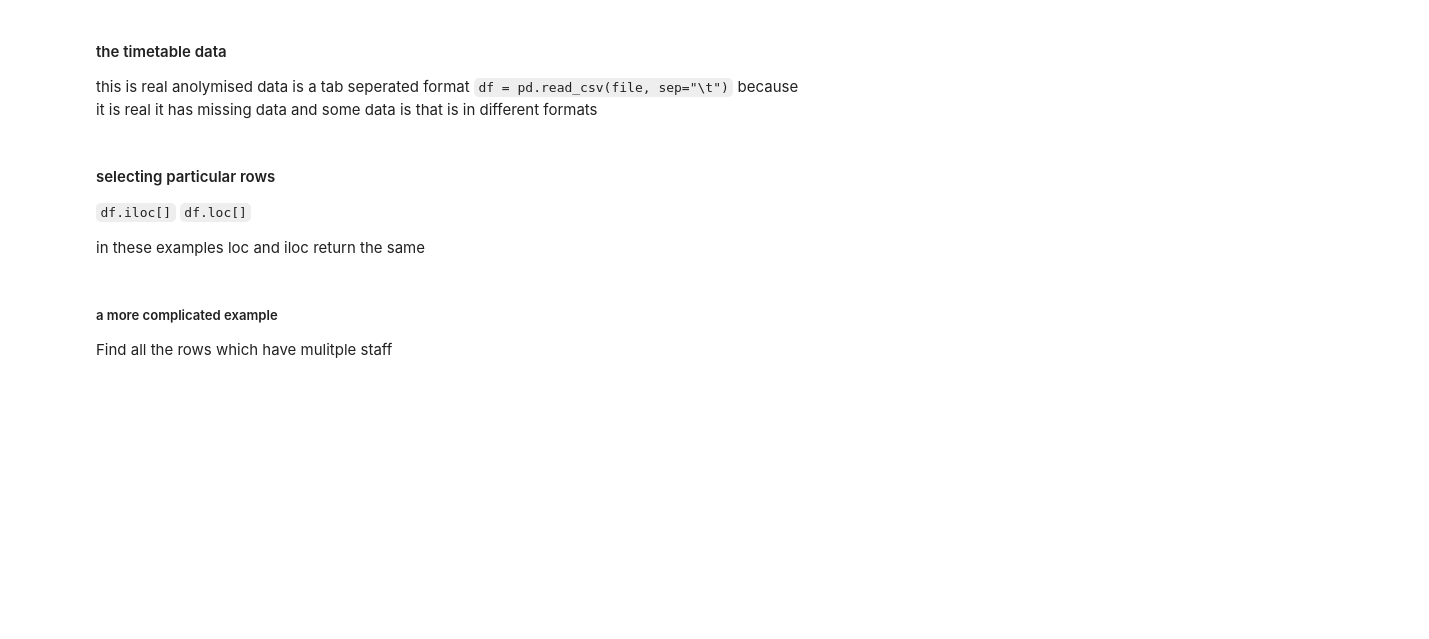
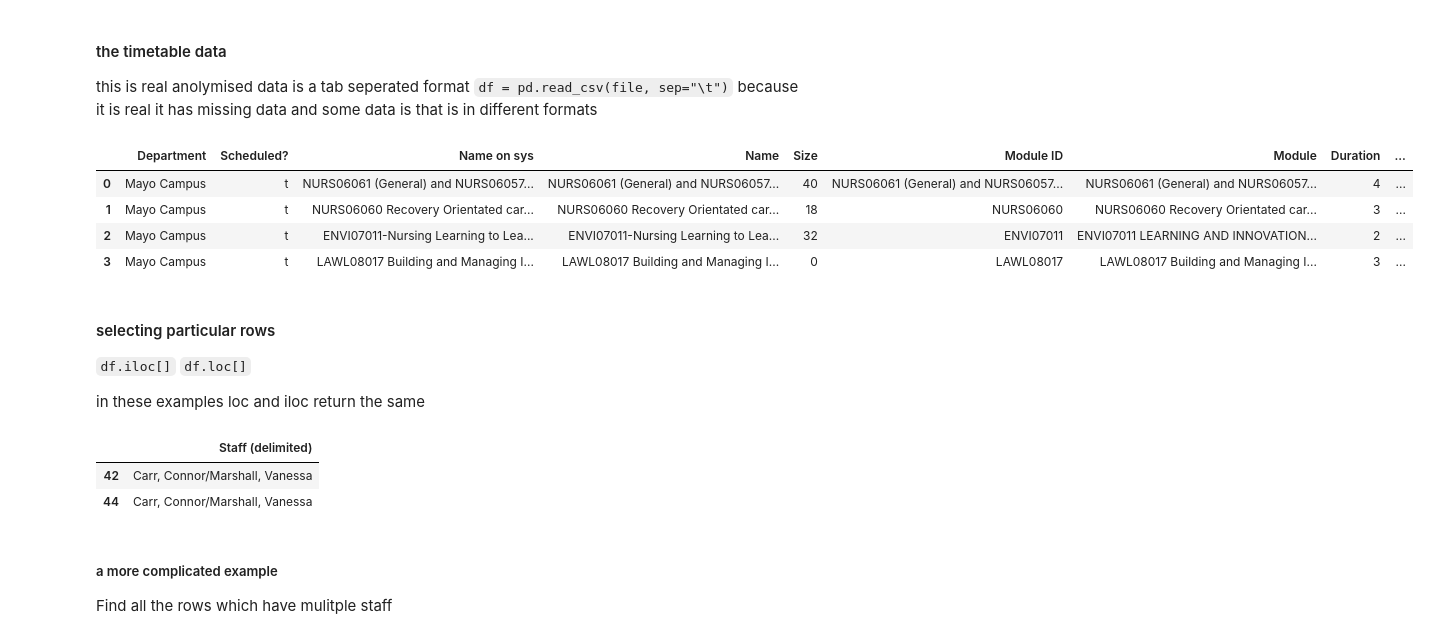
Before and after one commit to p-sav/PFDA, a Jupyter notebook: My-Work/Week-3/Pandas02 manipulation.ipynb, the cells around one changed output. Cells and saved outputs as stored; diff of their text form; code cells hidden in the pictures; blank space fills up the shorter version.

```diff
--- a/My-Work/Week-3/Pandas02 manipulation.ipynb
+++ b/My-Work/Week-3/Pandas02 manipulation.ipynb
@@ -24,8 +24,14 @@ this is real anolymised data is a tab seperated format
 <code>df = pd.read_csv(file, sep="\t")</code>
 because it is real it has missing data and some data is that is in different formats
 # %%
-df= pd.read_csv(timetable_filename, sep="\t")
+df= pd.read_csv("timetable.tsv", sep="\t")
 df.head(4)
+# %% [output]
+|  | Department | Scheduled? | Name on sys | Name | Size | Module ID | Module | Duration | ... |
+| 0 | Mayo Campus | t | NURS06061 (General) and NURS06057... | NURS06061 (General) and NURS06057... | 40 | NURS06061 (General) and NURS06057... | NURS06061 (General) and NURS06057... | 4 | ... |
+| 1 | Mayo Campus | t | NURS06060 Recovery Orientated car... | NURS06060 Recovery Orientated car... | 18 | NURS06060 | NURS06060 Recovery Orientated car... | 3 | ... |
+| 2 | Mayo Campus | t | ENVI07011-Nursing Learning to Lea... | ENVI07011-Nursing Learning to Lea... | 32 | ENVI07011 | ENVI07011 LEARNING AND INNOVATION... | 2 | ... |
+| 3 | Mayo Campus | t | LAWL08017 Building and Managing I... | LAWL08017 Building and Managing I... | 0 | LAWL08017 | LAWL08017 Building and Managing I... | 3 | ... |
 # %% [markdown]
 #### selecting particular rows
 <code>df.iloc[]</code> <code>df.loc[]</code>
@@ -36,6 +42,10 @@ in these examples loc and iloc return the same
 #df.iloc[40:50]  # returns rows 40 to 50
 #df.loc[[42,44]]  # returns rows 42 and 44
 df.loc[[42,44],['Staff (delimited)']]  ## only return the staff column
+# %% [output]
+|  | Staff (delimited) |
+| 42 | Carr, Connor/Marshall, Vanessa |
+| 44 | Carr, Connor/Marshall, Vanessa |
 # %% [markdown]
 ##### a more complicated example
 Find all the rows which have mulitple staff
```
Also changed, not shown: parts of 8 cells of this notebook, 2 other files.
